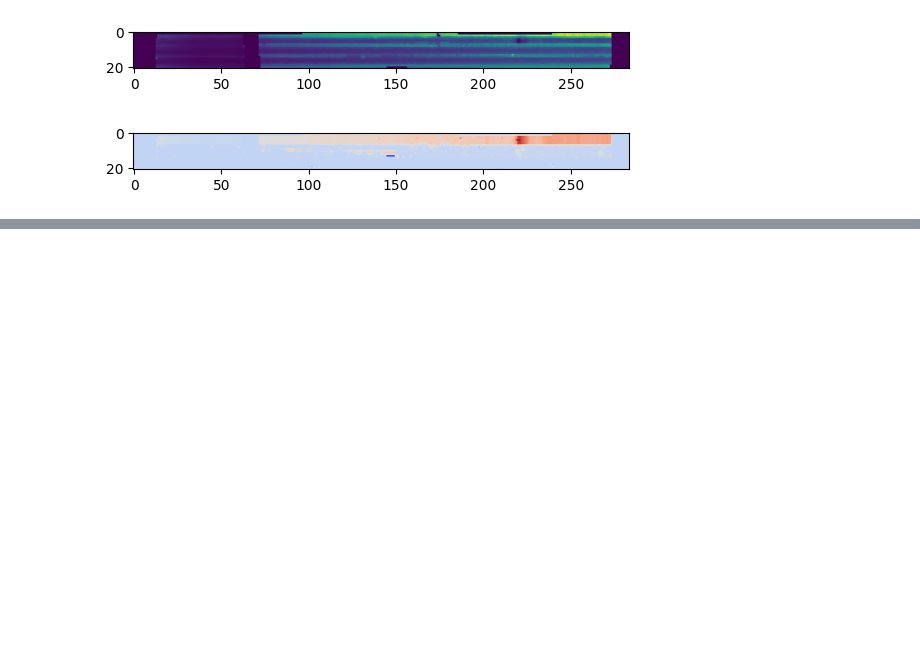
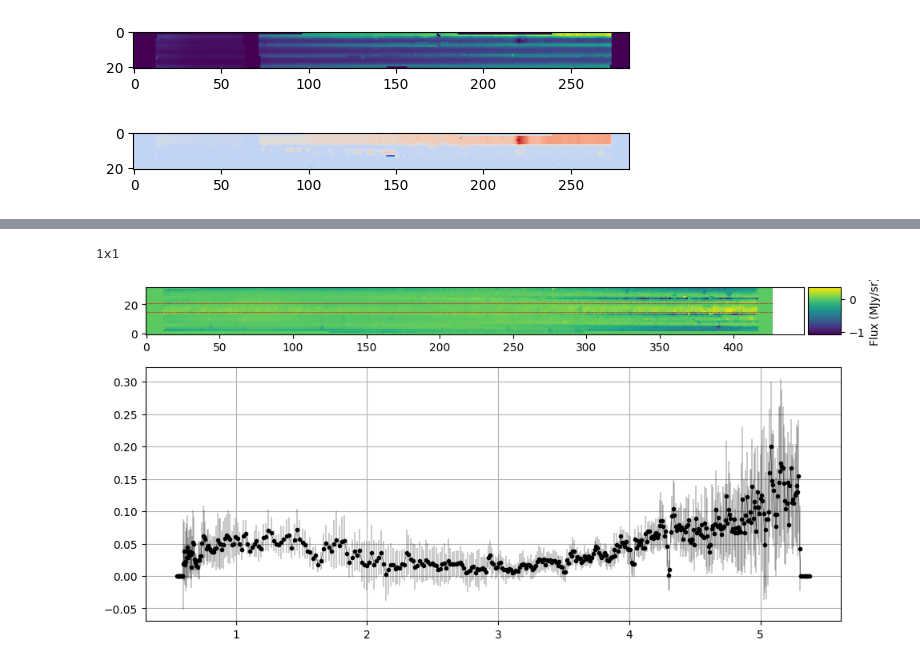
Before and after one commit to TimEpsilon/BetterNIRSpecBackground, a Jupyter notebook: JWST/TestStage3/TestStage3.ipynb, the cells around one changed output, grey strips where cells are left out. Saved outputs shown, nothing was run; the diff lists cells and outputs as text; code cells hidden in the pictures; blank space fills up the shorter version.

```diff
--- a/JWST/TestStage3/TestStage3.ipynb
+++ b/JWST/TestStage3/TestStage3.ipynb
@@ -175,0 +244,39 @@ for file in glob("../mastDownload/JWST/CEERS-NIRSPEC-P10-PRISM-MSATA/Final/jw013
+# %%
+with dm.open(glob(path+"*_s2d.fits")[76]) as mos:
+    print(mos["shutter_state"])
+
+    s_dec,s_ra = mos["source_dec"], mos["source_ra"]
+
+    Y,X = np.indices(mos["data"].shape)
+    ra,dec,lamb = mos["meta"].wcs.transform('detector', 'world', X, Y)
+
+
+    fig, ax = plt.subplots(2, figsize=(10, 6), tight_layout=True)
+    im = ax[0].imshow(mos["data"], interpolation='None', origin="lower")
+    divider = make_axes_locatable(ax[0])
+    cax = divider.append_axes('right', size='5%', pad=0.05)
+    fig.colorbar(im, cax=cax, orientation='vertical',label=f"Flux ({mos['meta'].bunit_data})")
+
+    n = 3
+    x, y = mos["meta"].wcs.transform("world", "detector", s_ra, s_dec, 4)
+    ax[0].hlines((y + n, y - n), 0, Y.shape[1], color='r', linewidth=0.5, linestyle='dashed')
+
+    wavelength = lamb[round(y) - n:round(y) + n, :]
+    target = mos["data"][round(y) - n:round(y) + n, :]
+    err = mos["err"][round(y) - n:round(y) + n, :]
+
+    ra = ra.mean(axis=1)
+    dec = dec.mean(axis=1)
+
+    wavelength = wavelength.mean(axis=0)
+    spectrum = target.mean(axis=0)
+    err = np.mean(err ** 2, axis=0) + target.var(axis=0)
+    err = np.sqrt(err)
+
+    ax[1].errorbar(wavelength, spectrum, yerr=err, marker='.', color="k", linewidth=0.3)
+    ax[1].grid(True)
+
+    plt.savefig("test.png")
+# %% [output]
+1x1
+[figure, added]
```
Also changed, not shown: parts of 3 cells of this notebook, 2 other files.
